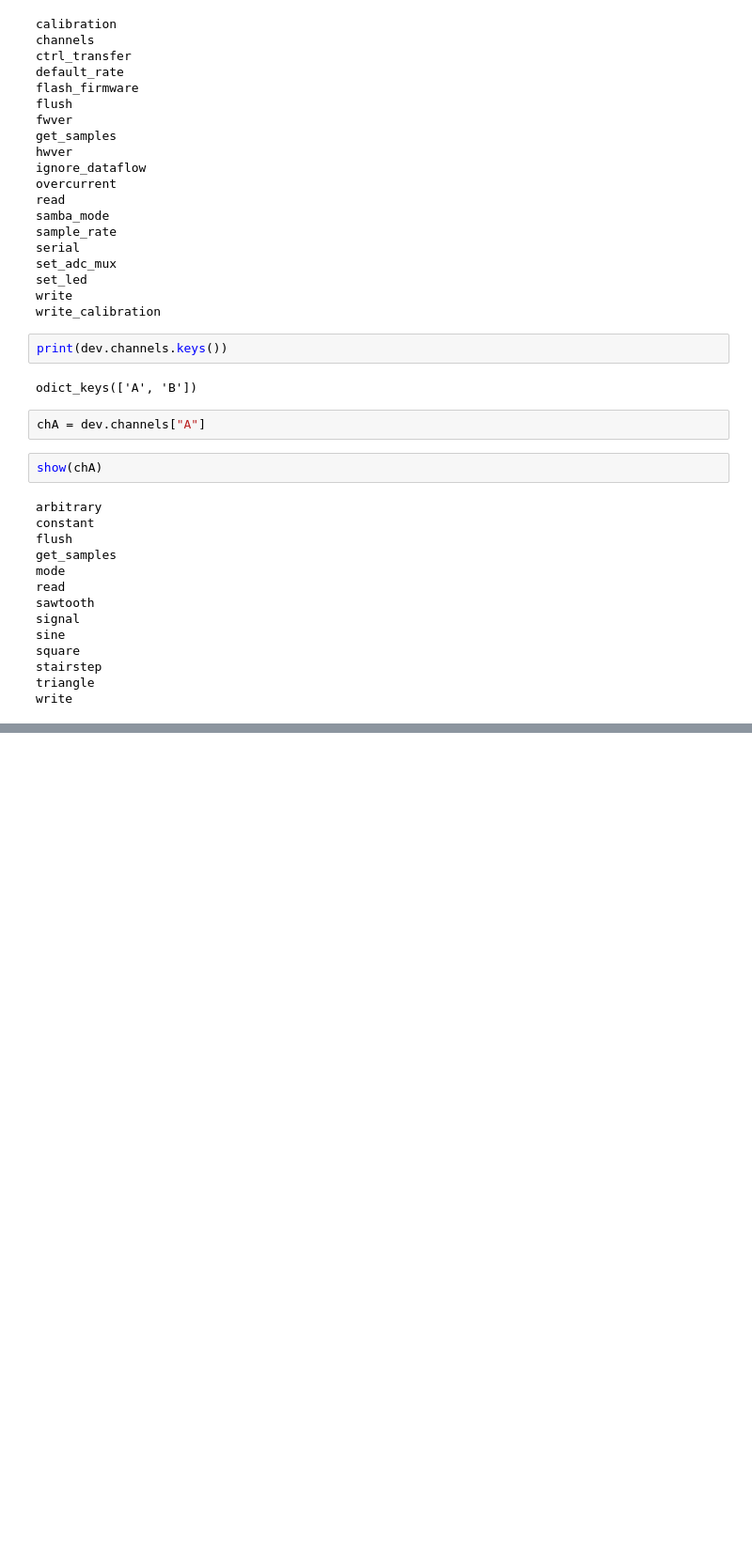
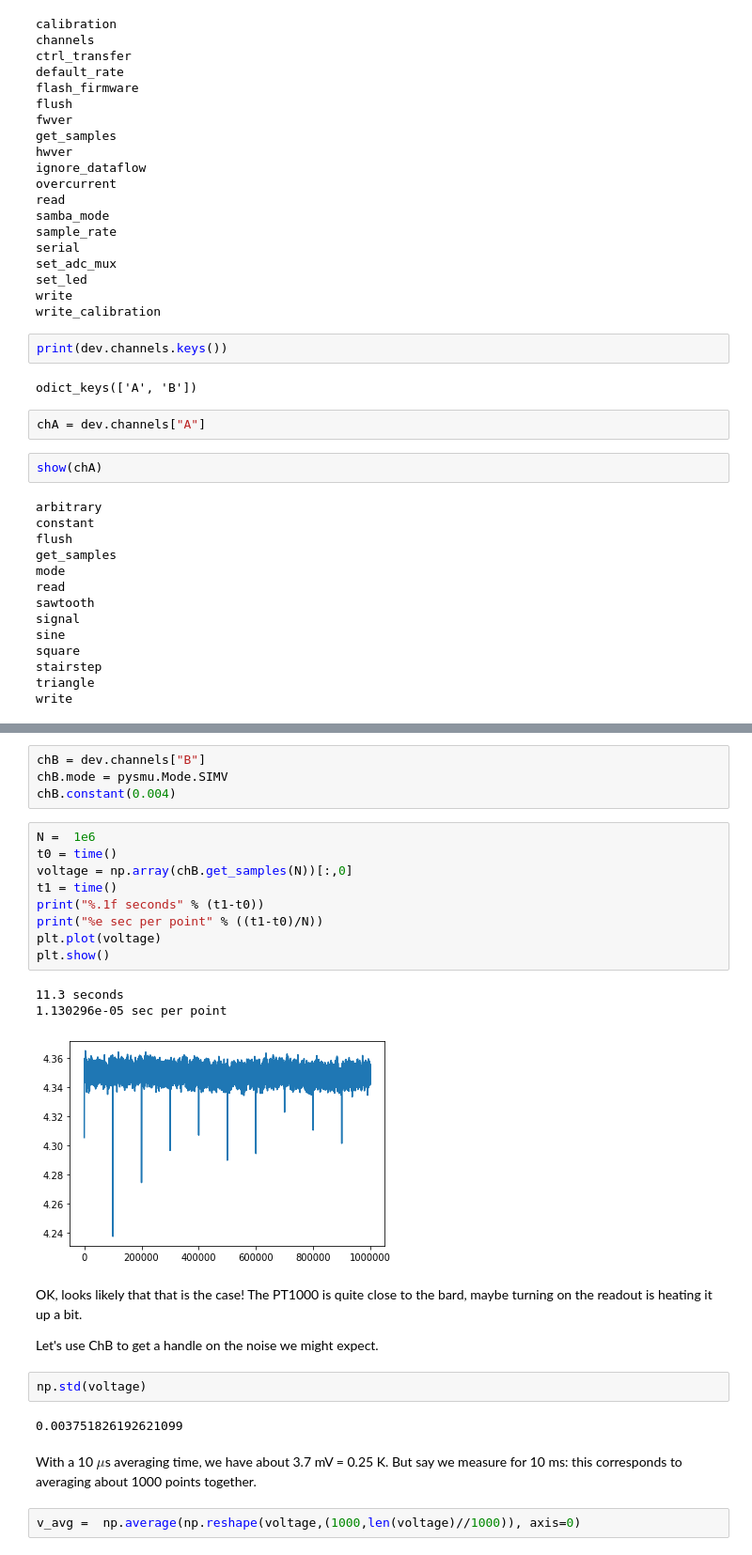
Before and after one commit to gsteele13/gary-misc-notebooks, a Jupyter notebook: Test ADALM1000.ipynb, the cells around one changed output, grey strips where cells are left out. Shown at 94% size. Saved outputs shown, nothing was run; the diff lists cells and outputs as text; blank space fills up the shorter version.

```diff
--- a/Test ADALM1000.ipynb
+++ b/Test ADALM1000.ipynb
@@ -127,0 +288,29 @@ https://github.com/analogdevicesinc/alice/blob/Version-1.3/ohm-meter-vdiv-1.3.py
+# %%
+chB = dev.channels["B"]
+chB.mode = pysmu.Mode.SIMV
+chB.constant(0.004)
+# %%
+N =  1e6
+t0 = time()
+voltage = np.array(chB.get_samples(N))[:,0]
+t1 = time()
+print("%.1f seconds" % (t1-t0))
+print("%e sec per point" % ((t1-t0)/N))
+plt.plot(voltage)
+plt.show()
+# %% [output]
+11.3 seconds
+1.130296e-05 sec per point
+[figure, added]
+# %% [markdown]
+OK, looks likely that that is the case! The PT1000 is quite close to the bard, maybe turning on the readout is heating it up a bit.
+
+Let's use ChB to get a handle on the noise we might expect.
+# %%
+np.std(voltage)
+# %% [output]
+0.003751826192621099
+# %% [markdown]
+With a 10 $\mu$s averaging time, we have about 3.7 mV = 0.25 K. But  say  we measure for 10 ms: this corresponds to averaging about 1000 points together.
+# %%
+v_avg =  np.average(np.reshape(voltage,(1000,len(voltage)//1000)), axis=0)
```
Also changed, not shown: parts of 34 cells of this notebook, 1 other file.
